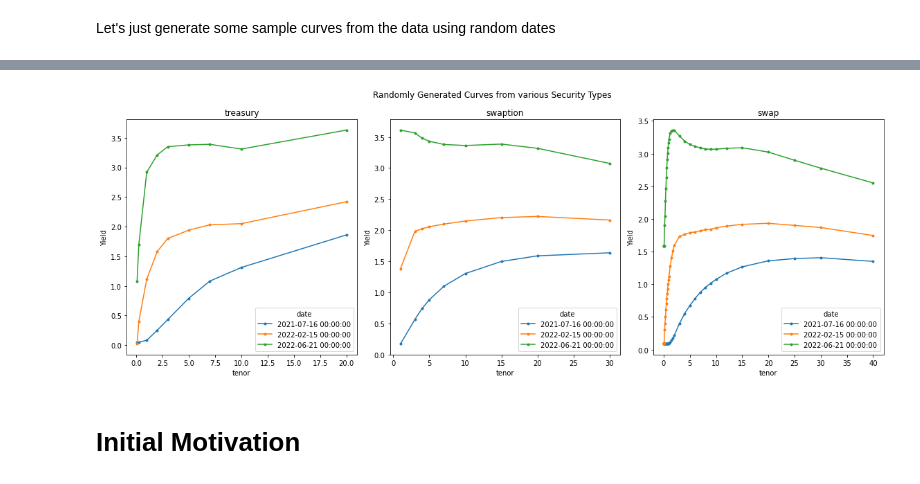
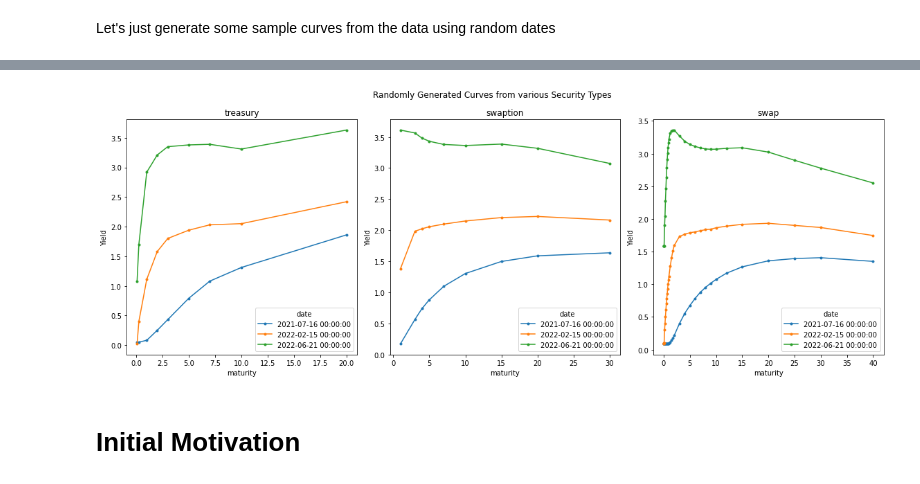
Before and after one commit to diegodalvarez/PCAFlylet, a Jupyter notebook: model.ipynb, the cells around one changed output, grey strips where cells are left out. Saved outputs shown, nothing was run; the diff lists cells and outputs as text; code cells hidden in the pictures.

```diff
--- a/model.ipynb
+++ b/model.ipynb
@@ -119,28 +97,28 @@ df_tenor.query("tenor == 1 & sec_type == 'swaption'")
-# %%
-df_plot = (df_tenor.query(
-    "date == @random_dates").
-    drop(columns = ["source", "ticker"]))
-
-sec_types = df_plot.sec_type.drop_duplicates()
-fig, axes = plt.subplots(ncols = len(sec_types), figsize = (16, 6))
-
-for i, sec_type in enumerate(sec_types):
-
-    (df_plot.query(
-        "sec_type == @sec_type").
-        drop(columns = ["sec_type"]).
-        pivot(index = "tenor", columns = "date", values = "value").
-        plot(
-            ax = axes[i],
-            style = ".-",
-            ylabel = "Yield",
-            title = sec_type))
-
-plt.suptitle("Randomly Generated Curves from various Security Types")
-plt.tight_layout()
-plt.show()
-# %% [output]
-[figure, removed]
+# %%
+df_plot = (df_tenors.query(
+    "date == @random_dates").
+    drop(columns = ["source", "ticker"]))
+
+sec_types = df_plot.sec_type.drop_duplicates()
+fig, axes = plt.subplots(ncols = len(sec_types), figsize = (16, 6))
+
+for i, sec_type in enumerate(sec_types):
+
+    (df_plot.query(
+        "sec_type == @sec_type").
+        drop(columns = ["sec_type"]).
+        pivot(index = "maturity", columns = "date", values = "value").
+        plot(
+            ax = axes[i],
+            style = ".-",
+            ylabel = "Yield",
+            title = sec_type))
+
+plt.suptitle("Randomly Generated Curves from various Security Types")
+plt.tight_layout()
+plt.show()
+# %% [output]
+[figure, added]
 # %% [markdown]
 # Initial Motivation
 # %% [markdown]
```
Also changed, not shown: parts of 30 cells of this notebook.
